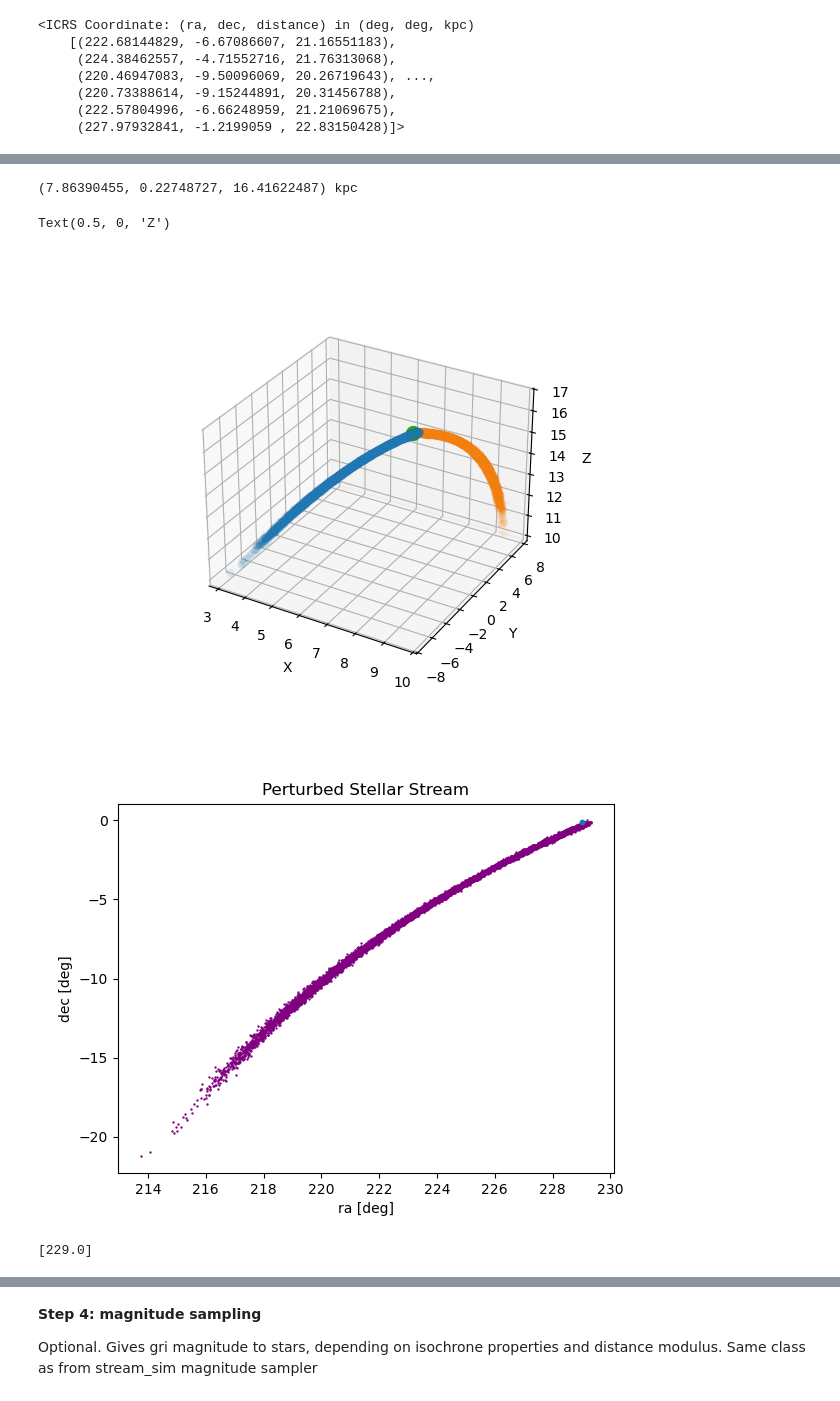
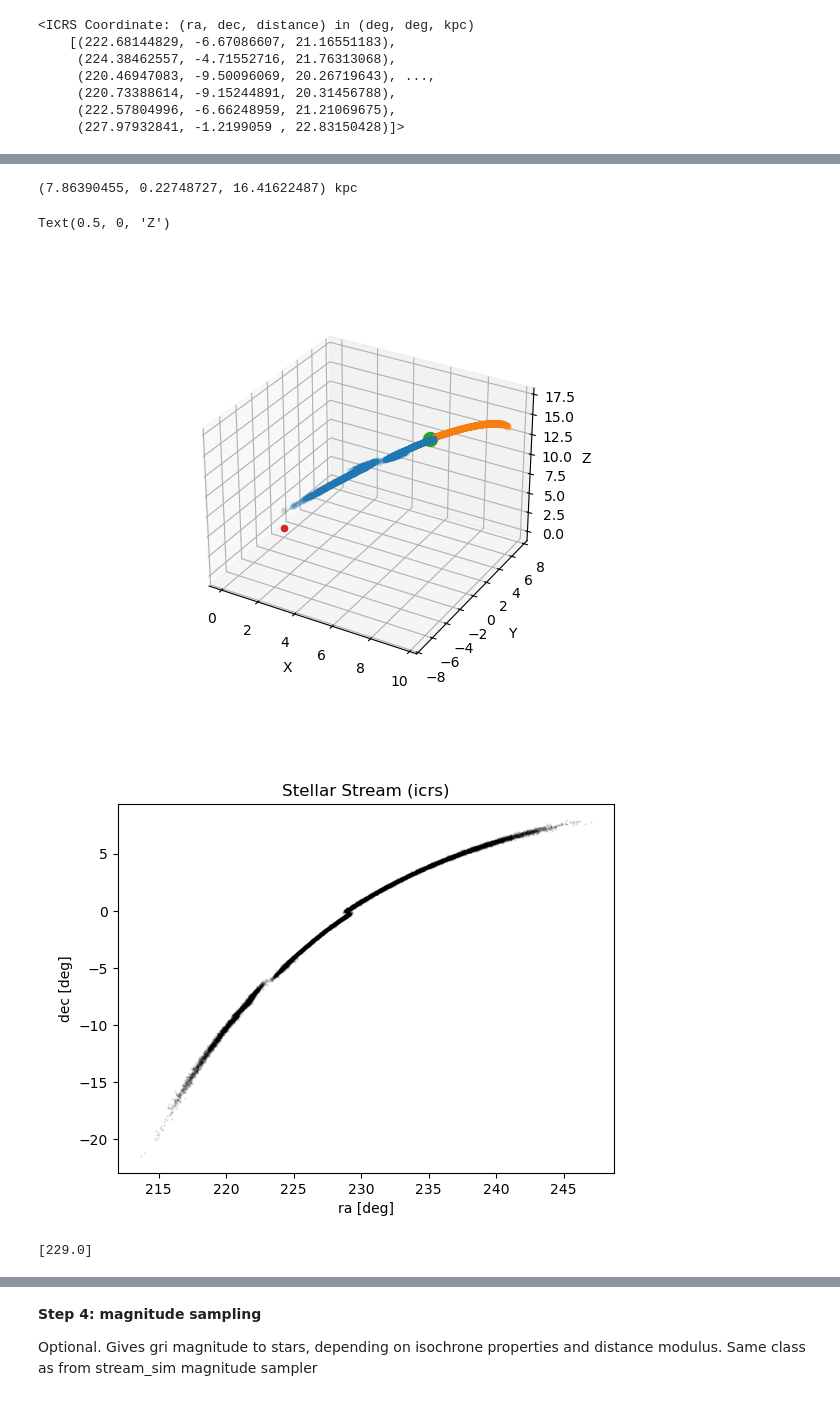
Before and after one commit to LSSTDESC/stream_sim, a Jupyter notebook: notebooks/stream_sim_galpy.ipynb, the cells around one changed output, grey strips where cells are left out. Cells and saved outputs as stored; diff of their text form; code cells hidden in the pictures.

```diff
--- a/notebooks/stream_sim_galpy.ipynb
+++ b/notebooks/stream_sim_galpy.ipynb
@@ -111,8 +111,8 @@ mw_pot = gp.MWPotential2014
 
 
 ###Dark matter subhalo(s) and impact parameters
-halo_mass = 1e5 *u.Msun #halo mass
-halo_a =0.001*u.kpc
+halo_mass = 1e8 *u.Msun #halo mass
+halo_a =0.01*u.kpc
 halo_pot = gp.NFWPotential(amp=halo_mass, a=halo_a)
 v_halo = np.array([6.82200571,132.7700529,149.4174464]) #in km/s (vx,vy,vz)
 
@@ -261,10 +266,10 @@ print(c_gc.cartesian)
 fig3 = plt.figure()
 ax3 = fig3.add_subplot(projection='3d')
 
-ax3.scatter(X_ps, Y_ps, Z_ps, alpha=0.05)#sts
-ax3.scatter(X_s_trail, Y_s_trail, Z_s_lead, alpha=0.05)
+ax3.scatter(X_ps, Y_ps, Z_ps, alpha=0.1,s=10)#sts
+ax3.scatter(X_s_trail, Y_s_trail, Z_s_trail, alpha=0.1,s=10)
 ax3.scatter(c_gc.cartesian.x,c_gc.cartesian.y, c_gc.cartesian.z,s=100)#progenitor
-# ax3.scatter(0,0,0)#galatic center
+ax3.scatter(0,0,0)#galatic center
 
 ax3.set_xlabel('X')
 ax3.set_ylabel('Y')
@@ -272,22 +277,22 @@ ax3.set_zlabel('Z')
 # %% [output]
 (7.86390455, 0.22748727, 16.41622487) kpc
 Text(0.5, 0, 'Z')
-[figure, old version]
+[figure, new version]
 # %%
 ### plot the track in the radec frame to see how it would appears from an observer on earth
 ra_prog, dec_prog = progenitor.loc[:,['ra']].values.tolist()[0], progenitor.loc[:,['dec']].values.tolist()[0]
 # ra_prog, dec_prog = radec_prog
 plt.figure()
-plt.scatter(ra_ps, dec_ps, s=0.5, c='purple')
-# plt.scatter(ra_s_trail, dec_s_trail, s=0.5)
-# plt.scatter(ra_s_lead, dec_s_lead, s=0.5)
-plt.scatter(ra_prog, dec_prog, s=10)#progenitor
+# plt.scatter(ra_ps, dec_ps, s=0.5, c='purple')
+plt.scatter(ra_ps, dec_ps, s=0.5, c='k', alpha=0.1)
+plt.scatter(ra_s_trail, dec_s_trail, s=0.5, c='k', alpha=0.1)
+# plt.scatter(ra_prog, dec_prog, s=10)#progenitor
 
 plt.xlabel("ra [deg]")
 plt.ylabel("dec [deg]")
-plt.title("Perturbed Stellar Stream")
+plt.title("Stellar Stream (icrs)")
 plt.show()
 ra_prog
 # %% [output]
-[figure, old version]
+[figure, new version]
 [229.0]
```
Also changed, not shown: parts of 21 cells of this notebook, 9 other files.
